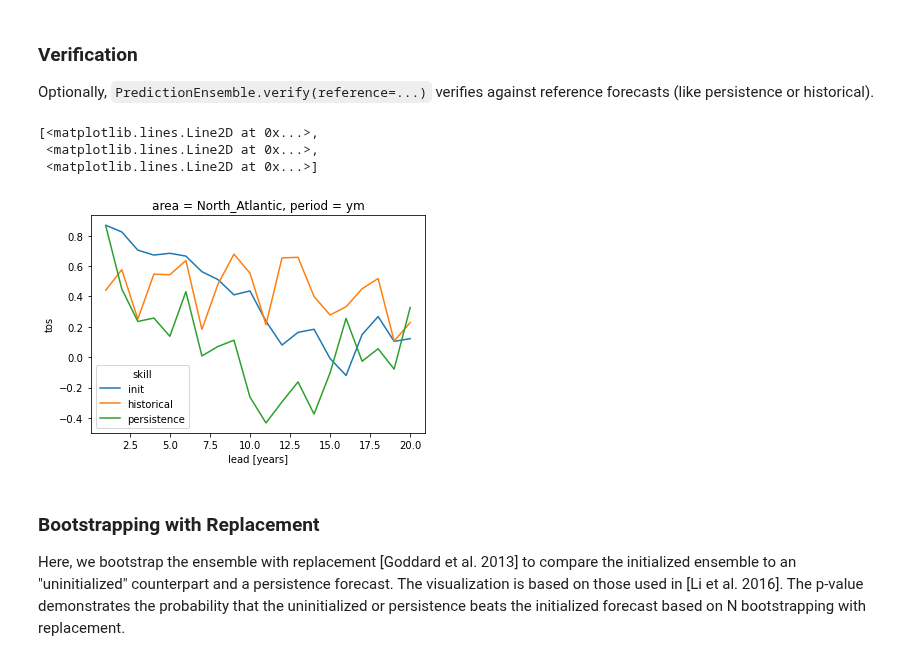
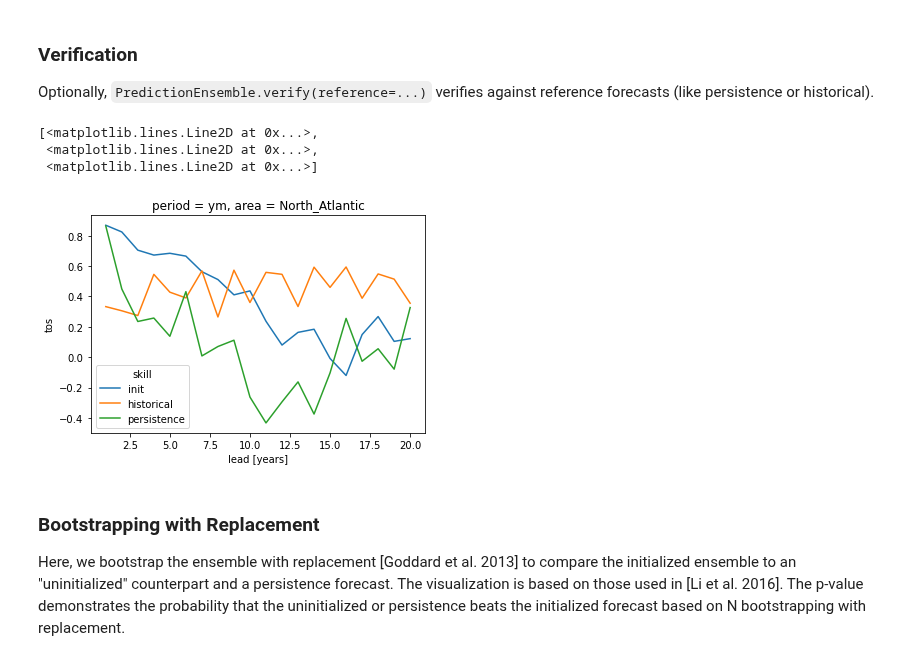
Before and after one commit to pangeo-data/climpred, a Jupyter notebook: docs/source/examples/decadal/perfect-model-predictability-demo.ipynb, the cells around one changed output. Cells and saved outputs as stored; diff of their text form; code cells hidden in the pictures.

```diff
--- a/docs/source/examples/decadal/perfect-model-predictability-demo.ipynb
+++ b/docs/source/examples/decadal/perfect-model-predictability-demo.ipynb
@@ -72,12 +68,12 @@ Optionally, `PredictionEnsemble.verify(reference=...)` verifies against referenc
 # %%
 pm = pm.generate_uninitialized()
 # %%
-pm.verify(metric='acc', comparison='m2e', reference=['historical','persistence']).tos.plot(hue='skill')
+pm.verify(metric='acc', comparison='m2e', dim=['init', 'member'],reference=['historical','persistence']).tos.plot(hue='skill')
 # %% [output]
 [<matplotlib.lines.Line2D at 0x...>,
  <matplotlib.lines.Line2D at 0x...>,
  <matplotlib.lines.Line2D at 0x...>]
-[figure, old version]
+[figure, new version]
 # %% [markdown]
 ### Bootstrapping with Replacement
 
```
Also changed, not shown: parts of 6 cells of this notebook, 2 other files.
